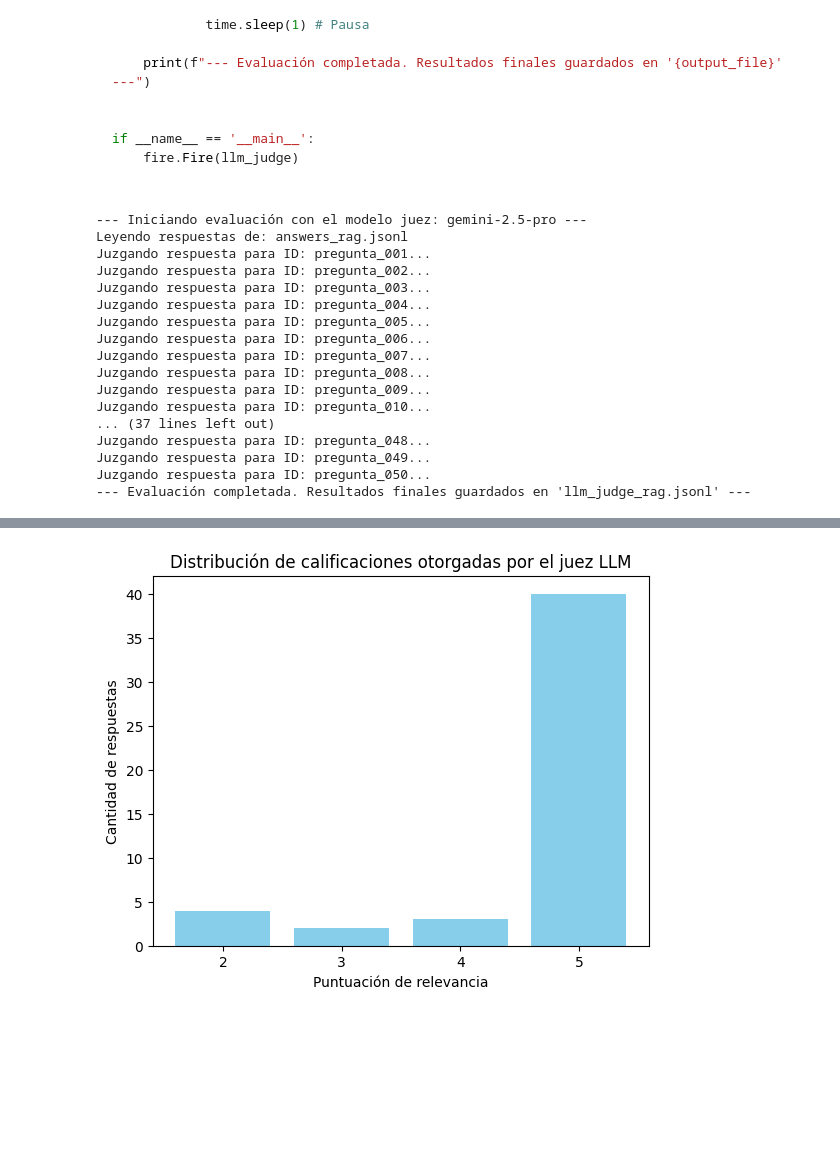
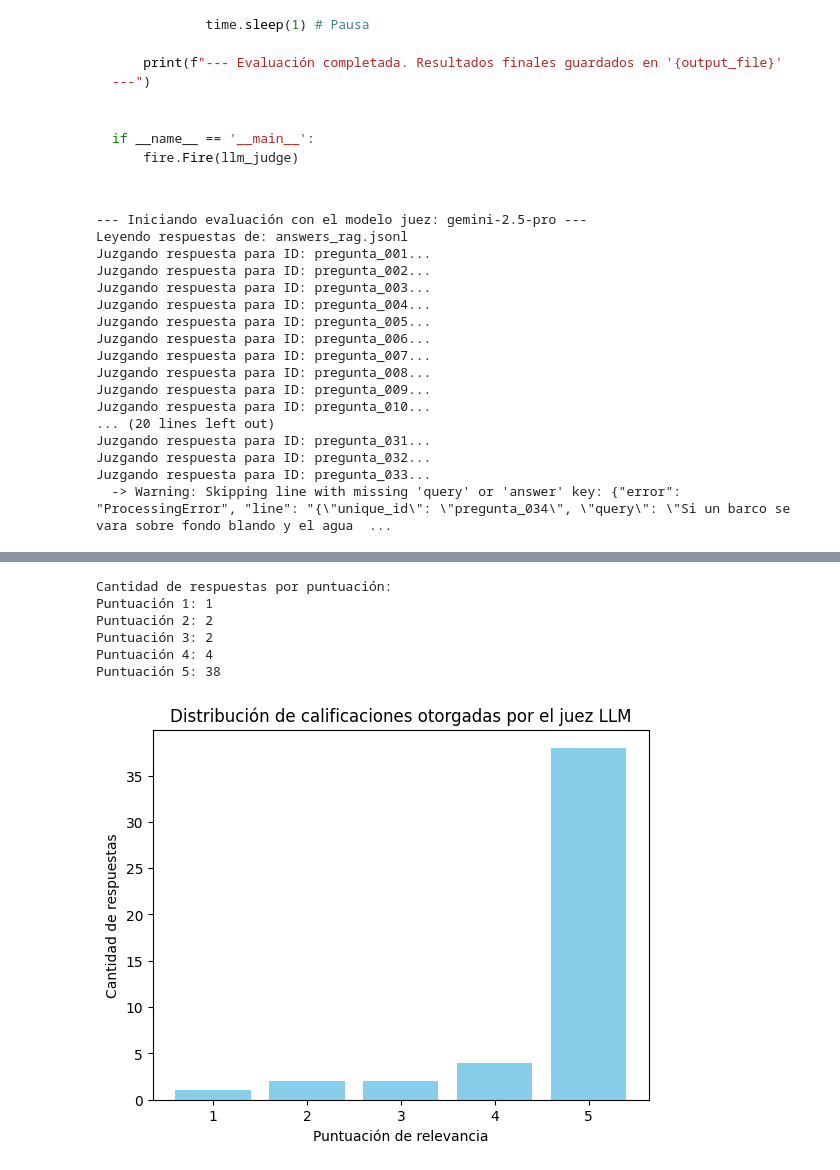
Before and after one commit to marcehluna/DIIA, a Jupyter notebook: RAG_GC.ipynb, the cells around one changed output, grey strips where cells are left out. Cells and saved outputs as stored; diff of their text form; code cells hidden in the pictures; blank space fills up the shorter version.

```diff
--- a/RAG_GC.ipynb
+++ b/RAG_GC.ipynb
@@ -951,7 +951,8 @@ def llm_judge(
                         # 4. Llamamos al modelo juez
                         response = judge_model.generate_content(
                             prompt_final_juez,
-                            generation_config=GenerationConfig(temperature=0.0) # Queremos que el juez sea determinista
+                            #generation_config=GenerationConfig(temperature=0.0) # Queremos que el juez sea determinista
+                            generation_config=GenerationConfig(temperature=1.5)
                         )
 
                         # A ver que responde el juez en crudo
@@ -1020,11 +1021,11 @@ Juzgando respuesta para ID: pregunta_007...
 Juzgando respuesta para ID: pregunta_008...
 Juzgando respuesta para ID: pregunta_009...
 Juzgando respuesta para ID: pregunta_010...
-... (37 lines left out)
-Juzgando respuesta para ID: pregunta_048...
-Juzgando respuesta para ID: pregunta_049...
-Juzgando respuesta para ID: pregunta_050...
---- Evaluación completada. Resultados finales guardados en 'llm_judge_rag.jsonl' ---
+... (20 lines left out)
+Juzgando respuesta para ID: pregunta_031...
+Juzgando respuesta para ID: pregunta_032...
+Juzgando respuesta para ID: pregunta_033...
+  -> Warning: Skipping line with missing 'query' or 'answer' key: {"error": "ProcessingError", "line": "{\"unique_id\": \"pregunta_034\", \"query\": \"Si un barco se vara sobre fondo blando y el agua  ...
 # %%
 #Instala matplotlib para hacer los gráficos
 %pip install matplotlib
@@ -1045,34 +1046,46 @@ import json
 from collections import Counter
 
 import matplotlib.pyplot as plt
 
 # Leer las puntuaciones del archivo de evaluación
 scores = []
 with open("llm_judge_rag.jsonl", "r", encoding="utf-8") as f:
     for line in f:
         data = json.loads(line)
         eval_data = data.get("evaluation", {})
         score = eval_data.get("puntuacion_relevancia")
         try:
             score_int = int(score)
             scores.append(score_int)
         except (TypeError, ValueError):
             continue
 
 # Contar la frecuencia de cada puntuación
 score_counts = Counter(scores)
 score_labels = sorted(score_counts.keys())
 score_values = [score_counts[label] for label in score_labels]
 
+# Print the total number of responses for each score
+print("Cantidad de respuestas por puntuación:")
+for label, value in zip(score_labels, score_values):
+    print(f"Puntuación {label}: {value}")
+
+
 # Graficar
 plt.bar(score_labels, score_values, color='skyblue')
 plt.xlabel("Puntuación de relevancia")
 plt.ylabel("Cantidad de respuestas")
 plt.title("Distribución de calificaciones otorgadas por el juez LLM")
 plt.xticks(score_labels)
 plt.show()
 # %% [output]
+Cantidad de respuestas por puntuación:
+Puntuación 1: 1
+Puntuación 2: 2
+Puntuación 3: 2
+Puntuación 4: 4
+Puntuación 5: 38
-[figure, old version]
+[figure, new version]
 # %%
 import json
 import numpy as np
```
Also changed, not shown: parts of 2 cells of this notebook.
